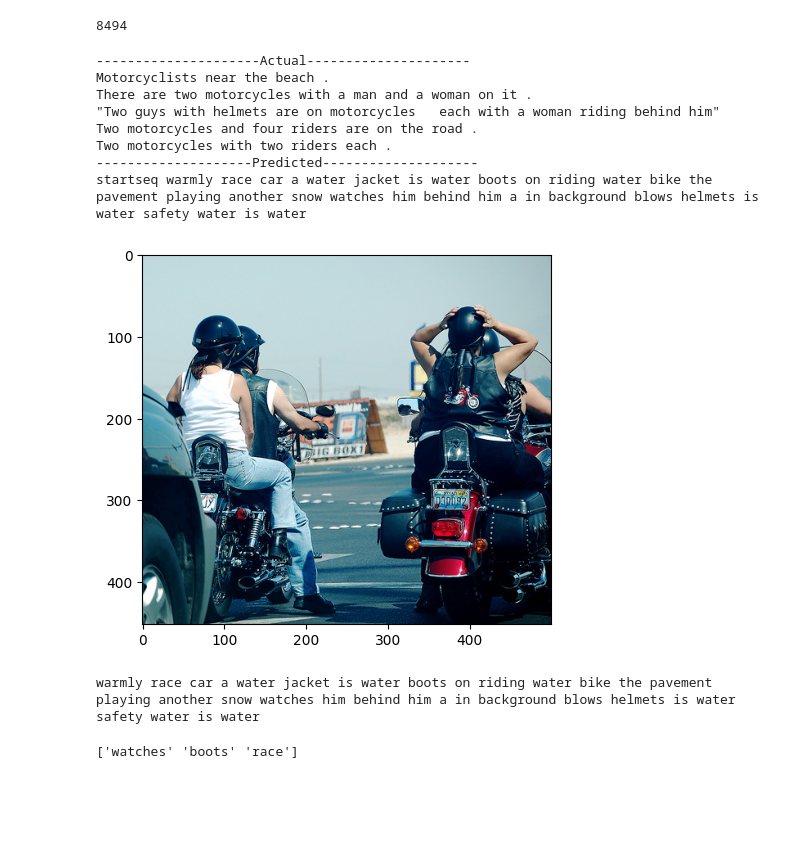
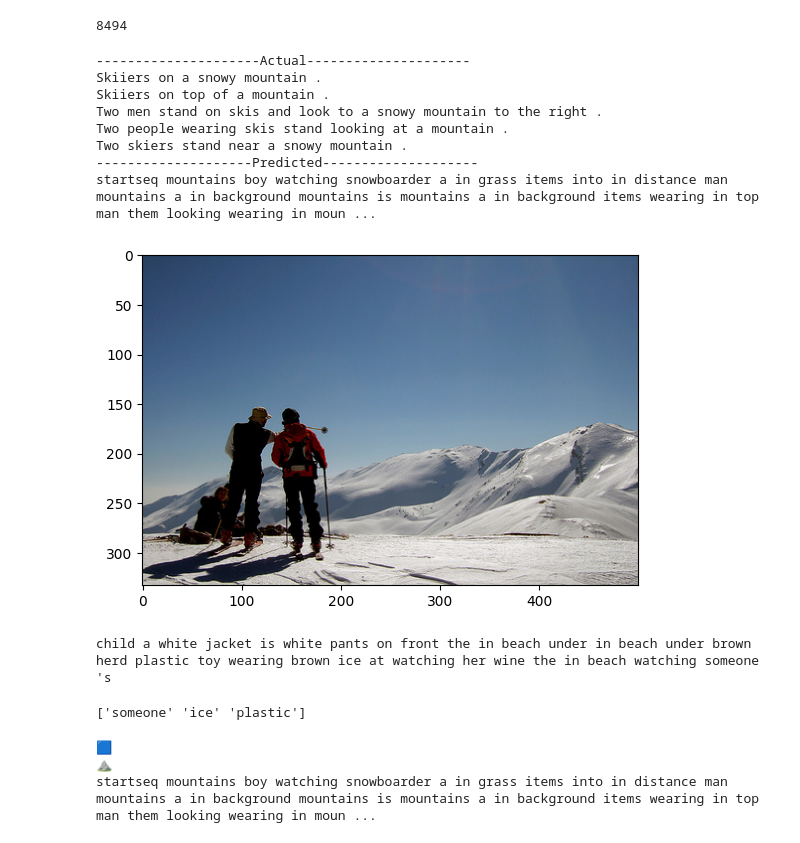
Before and after one commit to AndrewH06/captionify, a Jupyter notebook: test.ipynb, the cells around one changed output. Saved outputs shown, nothing was run; the diff lists cells and outputs as text; code cells hidden in the pictures; blank space fills up the shorter version.

Commit message:
😊 added some emojis :)

```diff
--- a/test.ipynb
+++ b/test.ipynb
@@ -139,18 +139,18 @@ def generate_caption(image_name):
     plt.imshow(image)
     return y_pred
 # %%
-test1 = test[12]
+test1 = test[71]
 caption_tested = generate_caption(test1 + ".jpg")
 # %% [output]
 ---------------------Actual---------------------
-Motorcyclists near the beach .
-There are two motorcycles with a man and a woman on it .
-"Two guys with helmets are on motorcycles   each with a woman riding behind him"
-Two motorcycles and four riders are on the road .
-Two motorcycles with two riders each .
+Skiiers on a snowy mountain .
+Skiiers on top of a mountain .
+Two men stand on skis and look to a snowy mountain to the right .
+Two people wearing skis stand looking at a mountain .
+Two skiers stand near a snowy mountain .
 --------------------Predicted--------------------
-startseq warmly race car a water jacket is water boots on riding water bike the pavement playing another snow watches him behind him a in background blows helmets is water safety water is water
+startseq mountains boy watching snowboarder a in grass items into in distance man mountains a in background mountains is mountains a in background items wearing in top man them looking wearing in moun ...
-[figure, old version]
+[figure, new version]
 # %%
 caption_words = ' '.join(caption_tested.split()[1:])
 all_cap_and_test = all_cap.copy()
@@ -160,7 +160,7 @@ all_cap_lower = [x.lower() for x in all_cap_and_test]
 
 print(all_cap_lower[-1])
 # %% [output]
-warmly race car a water jacket is water boots on riding water bike the pavement playing another snow watches him behind him a in background blows helmets is water safety water is water
+child a white jacket is white pants on front the in beach under in beach under brown herd plastic toy wearing brown ice at watching her wine the in beach watching someone 's
 # %%
 from sklearn.feature_extraction.text import TfidfVectorizer
 
@@ -180,4 +180,26 @@ top_indexes = pick_closest_values(cap_weights)
 top_words = cap_vocab[top_indexes]
 print(top_words)
 # %% [output]
-['watches' 'boots' 'race']
+['someone' 'ice' 'plastic']
+# %%
+from emoji_translate.emoji_translate import Translator
+import emoji
+
+
+print(emoji.emojize(":blue_square:"))
+emoji = Translator(exact_match_only = False, randomize = True)
+
+
+for word in top_words:
+    if word.endswith("es"):
+        word = word[:-2]
+    elif word.endswith("s"):
+        word = word[:-1]
+    elif word.endswith("ed"):
+        word = word[:-2]
+    print(emoji.emojify("mountain"))
+    print(caption_tested)
+# %% [output]
+🟦
+⛰
+startseq mountains boy watching snowboarder a in grass items into in distance man mountains a in background mountains is mountains a in background items wearing in top man them looking wearing in moun ...
```
Also changed, not shown: parts of 1 cell of this notebook, 1 other file.
